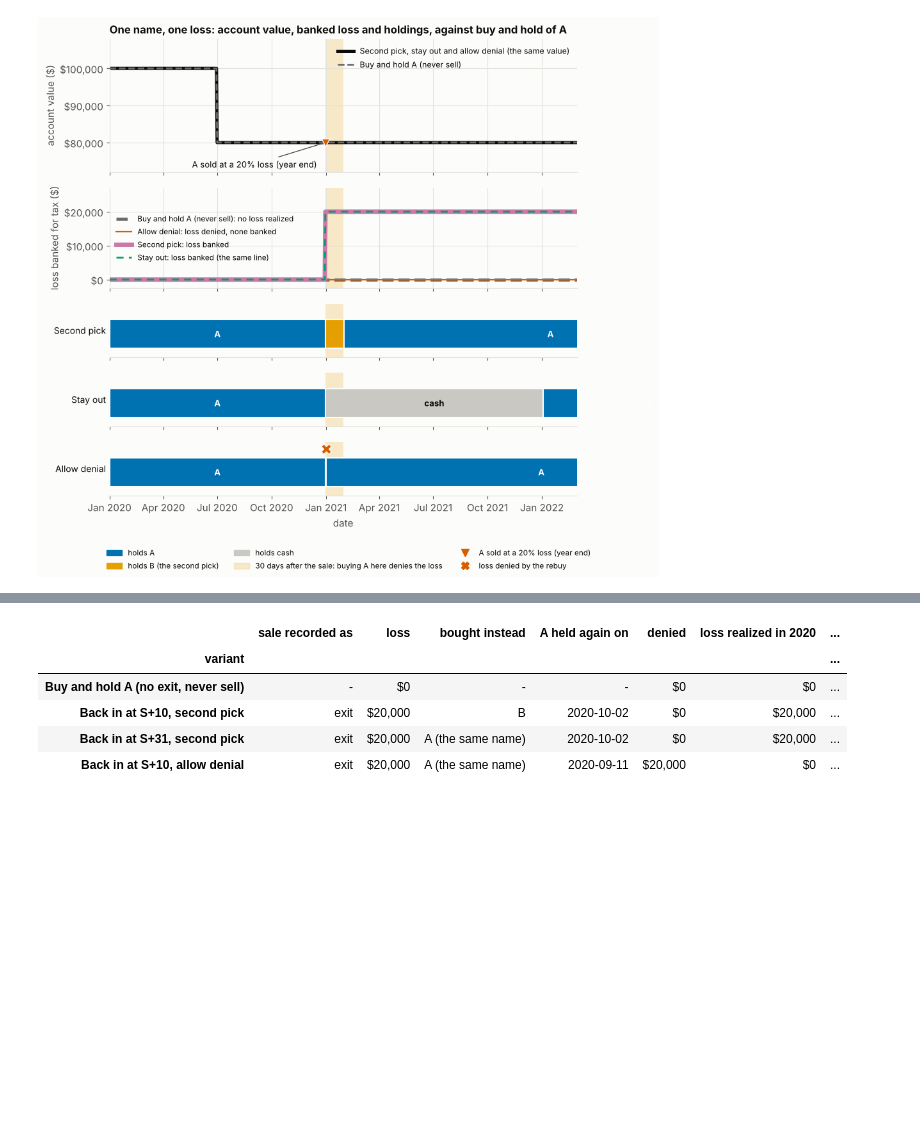
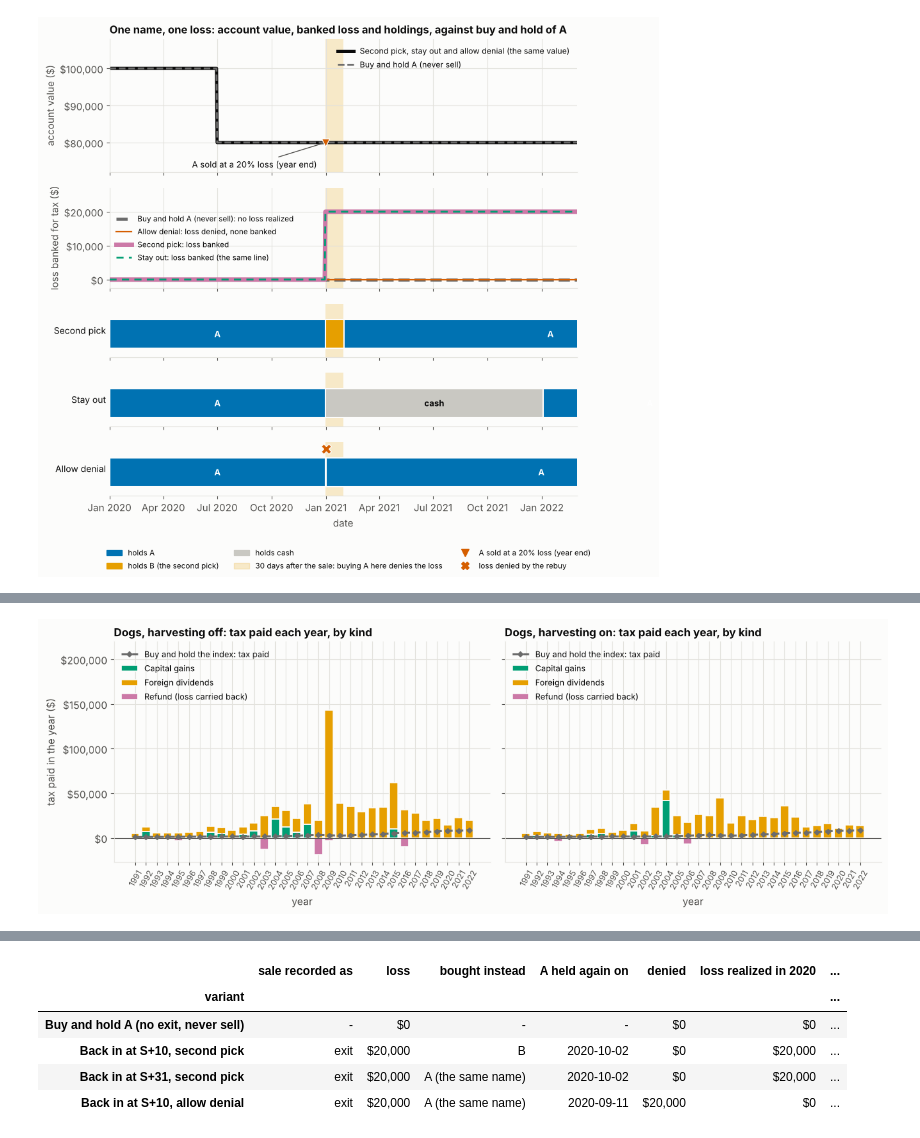
Before and after one commit to bgue/datasharing, a Jupyter notebook: screenlab/notebooks/tax_loss_harvesting.ipynb, the cells around one changed output, grey strips where cells are left out. Saved outputs shown, nothing was run; the diff lists cells and outputs as text; code cells hidden in the pictures; blank space fills up the shorter version.

```diff
--- a/screenlab/notebooks/tax_loss_harvesting.ipynb
+++ b/screenlab/notebooks/tax_loss_harvesting.ipynb
@@ -542,34 +454,0 @@ Two hand-built cases use a flat 20% rate. In the first, gains were taxed in thre
-# %%
-def carry_chart(t, ax, title, years, loss_year=2022):
-    by = t.attrs["year_tax"][loss_year].breakdown["refund_by_year"]
-    x = np.arange(len(years)); paid = [t.loc[y, "tax_capital_gains"] for y in years]; back = [by.get(y, 0.0) for y in years]
-    ax.axhline(0, color=tp.INDEX_COL, ls="--", lw=2.2, label="Buy and hold, never sell: no loss, no refund", zorder=4)
-    ax.bar(x - 0.2, paid, 0.38, color="#c9c8c2", label="capital gains tax paid that year", edgecolor=SURFACE, lw=1.5)
-    ax.bar(x + 0.2, back, 0.38, color=BLUE, label=f"refunded in {loss_year}", edgecolor=SURFACE, lw=1.5)
-    for xi, p, b in zip(x, paid, back):
-        ax.text(xi - 0.2, p + 150, usd(p), ha="center", fontsize=9, color=INK2)
-        ax.text(xi + 0.2, b + 150, usd(b), ha="center", fontsize=9, color=BLUE if b else INK2, fontweight="bold")
-    ax.set_xticks(x, [str(y) for y in years]); ax.yaxis.set_major_formatter(lambda v, _: usd(v))
-    ax.set_ylim(-1_000, max(paid) * 1.9)
-    ax.set_xlabel("tax year"); ax.set_title(title, loc="left", fontsize=11, fontweight="bold"); ax.legend(loc="upper left", fontsize=8.5)
-
-fig, axs = plt.subplots(1, 3, figsize=(15.5, 4.6), gridspec_kw=dict(width_ratios=[1, 1.15, 1.15]))
-carry_chart(case1, axs[0], "Loss of $65,000 in 2022", [2019, 2020, 2021])
-carry_chart(case2, axs[1], "Loss of $120,000 in 2022", [2018, 2019, 2020, 2021])
-axs[1].text(0.02, 0.60, "2018 is the fourth year back: not reached.\n$30,000 of the loss goes forward.", transform=axs[1].transAxes, ha="left", fontsize=8.5, color=INK)
-axs[0].set_ylabel("tax ($)")
-ax = axs[2]
-for res, label, col, mk in ((off, "Harvesting off", OFF_COL, "o"), (on, "Harvesting on", ON_COL, "s"), (idx, "Buy and hold the index", tp.INDEX_COL, "D")):
-    ax.plot(res.tax.index, res.tax["cum_tax_paid"], color=col, lw=2.2, marker=mk, ms=4.5, ls="--" if res is idx else "-", label=label, zorder=4 if res is idx else 3)
-for res, col, yrs in ((off, OFF_COL, refund_years_off), (on, ON_COL, refund_years_on)):
-    ax.scatter(yrs, [res.tax.loc[y, "cum_tax_paid"] for y in yrs], marker="v", s=110, color=col, edgecolor=INK, zorder=6)
-ax.scatter([], [], marker="v", s=110, color="white", edgecolor=INK, label="year with a carry-back refund")
-ax.yaxis.set_major_formatter(lambda v, _: usd(v)); ax.set_xlabel("tax year"); ax.set_ylabel("cumulative tax paid ($)")
-ax.set_title("Section 2 run: tax paid so far", loc="left", fontsize=11, fontweight="bold"); ax.legend(loc="upper left", fontsize=8.5)
-fig.tight_layout(); plt.show()
-show = pd.DataFrame({"case 1 ($65,000 loss)": case1.loc[2022, ["realized_losses", "carried_back", "refund", "loss_carry_out"]],
-                     "case 2 ($120,000 loss)": case2.loc[2022, ["realized_losses", "carried_back", "refund", "loss_carry_out"]]})
-show["buy and hold, never sell"] = 0.0
-display(show.style.format(usd))
-print(f"carry-back refund: case 1 {usd(case1.loc[2022, 'refund'])}, case 2 {usd(case2.loc[2022, 'refund'])};"
-      f" carried forward in case 2: {usd(case2.loc[2022, 'loss_carry_out'])}")
@@ -602,0 +521,13 @@ The base case is the same account that holds A and never sells, which means no e
+# %%
+fig, axs = plt.subplots(1, 2, figsize=(13, 4.6), sharey=True)
+for ax, res, name in zip(axs, (off, on), ("Harvesting off", "Harvesting on")):
+    tp.tax_paid_stack(res, ax=ax, baseline=idx, baseline_label="Buy and hold the index: tax paid",
+                      title=f"Dogs, {name.lower()}: tax paid each year, by kind")
+    ax.set_xlabel("year"); ax.yaxis.set_major_formatter(lambda v, _: usd(v))
+top = max(ax.get_ylim()[1] for ax in axs)
+for ax in axs:
+    ax.set_ylim(top=top * 1.45)
+axs[1].set_ylabel("")
+fig.tight_layout(); plt.show()
+# %% [output]
+[figure, added]
```
Also changed, not shown: parts of 54 cells of this notebook, 2 other files.
